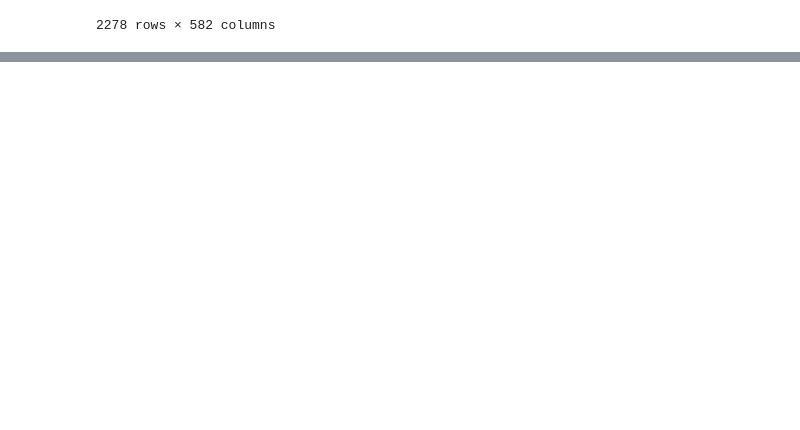
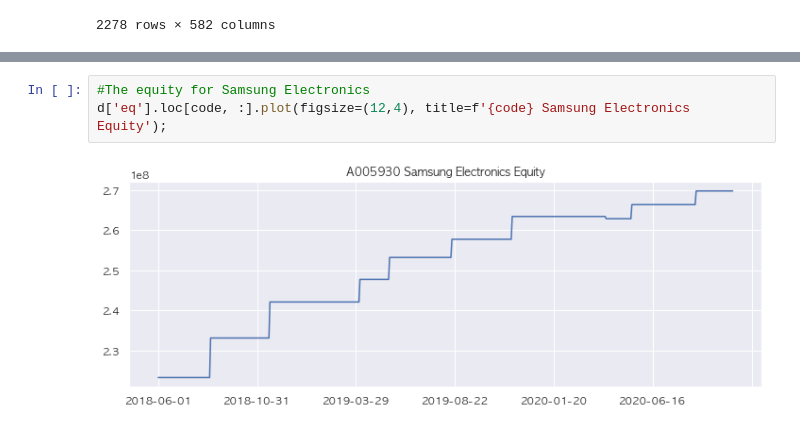
Before and after one commit to mjmax75/Stock_Analysis, a Jupyter notebook: stock_analysis.ipynb, the cells around one changed output, grey strips where cells are left out. Cells and saved outputs as stored; diff of their text form; blank space fills up the shorter version.

```diff
--- a/stock_analysis.ipynb
+++ b/stock_analysis.ipynb
@@ -172,0 +216,5 @@ d['eq']
+# %%
+#The equity for Samsung Electronics
+d['eq'].loc[code, :].plot(figsize=(12,4), title=f'{code} Samsung Electronics Equity');
+# %% [output]
+[figure, added]
```
Also changed, not shown: parts of 15 cells of this notebook.
